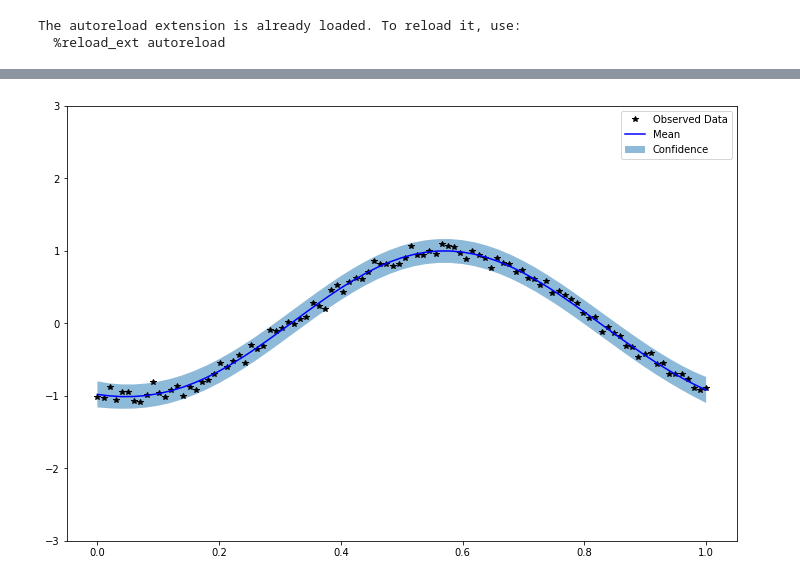
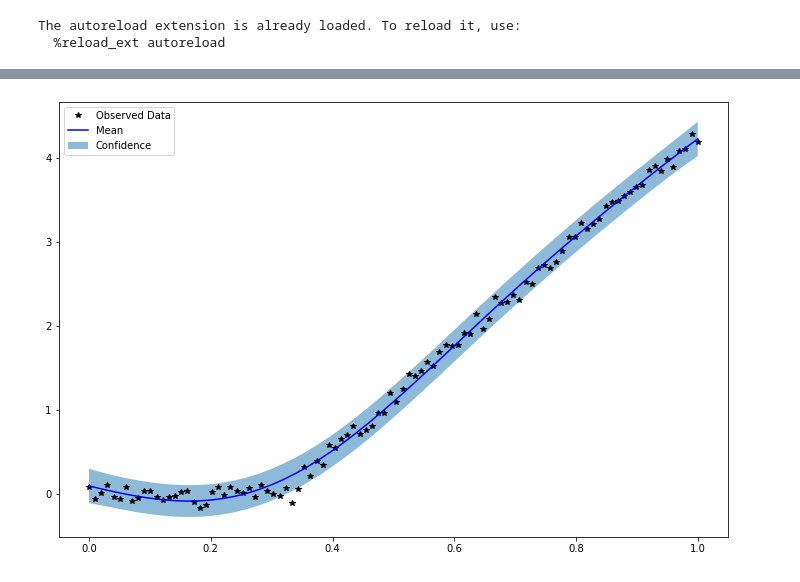
Before and after one commit to noamsgl/msc, a Jupyter notebook: notebooks/demos/Simple_GP_Regression.ipynb, the cells around one changed output, grey strips where cells are left out. Saved outputs shown, nothing was run; the diff lists cells and outputs as text; code cells hidden in the pictures.

```diff
--- a/notebooks/demos/Simple_GP_Regression.ipynb
+++ b/notebooks/demos/Simple_GP_Regression.ipynb
@@ -16,7 +16,7 @@ The autoreload extension is already loaded. To reload it, use:
 # Training data is 100 points in [0,1] inclusive regularly spaced
 train_x = torch.linspace(0, 1, 100)
 # True function is sin(2*pi*x) with Gaussian noise
-train_y = torch.sin(train_x * (2 * math.pi)-2) + torch.randn(train_x.size()) * math.sqrt(0.004)
+train_y = torch.relu(train_x * (2 * math.pi)-2) + torch.randn(train_x.size()) * math.sqrt(0.004)
 # %%
 # We will use the simplest form of GP model, exact inference
 class ExactGPModel(gpytorch.models.ExactGP):
@@ -97,17 +97,17 @@ with torch.no_grad(), gpytorch.settings.fast_pred_var():
 # %%
 with torch.no_grad():
     # Initialize plot
     f, ax = plt.subplots(1, 1, figsize=(12, 8))
 
     # Get upper and lower confidence bounds
     lower, upper = observed_pred.confidence_region()
     # Plot training data as black stars
     ax.plot(train_x.numpy(), train_y.numpy(), 'k*')
     # Plot predictive means as blue line
     ax.plot(test_x.numpy(), observed_pred.mean.numpy(), 'b')
     # Shade between the lower and upper confidence bounds
     ax.fill_between(test_x.numpy(), lower.numpy(), upper.numpy(), alpha=0.5)
-    ax.set_ylim([-3, 3])
+    # ax.set_ylim([-3, 3])
     ax.legend(['Observed Data', 'Mean', 'Confidence'])
 # %% [output]
-[figure, old version]
+[figure, new version]
```
Also changed, not shown: parts of 1 cell of this notebook, 3 other files.
